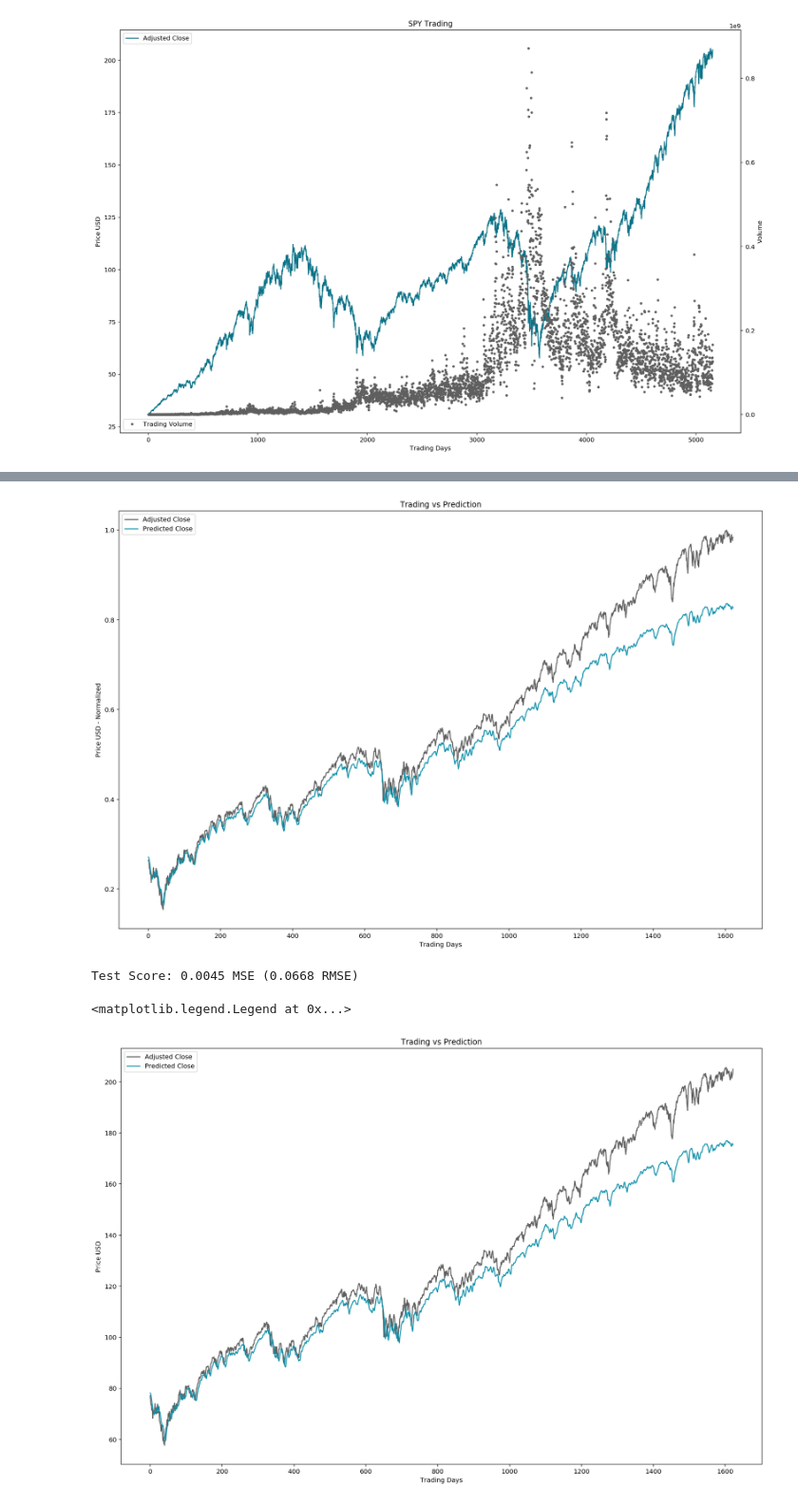
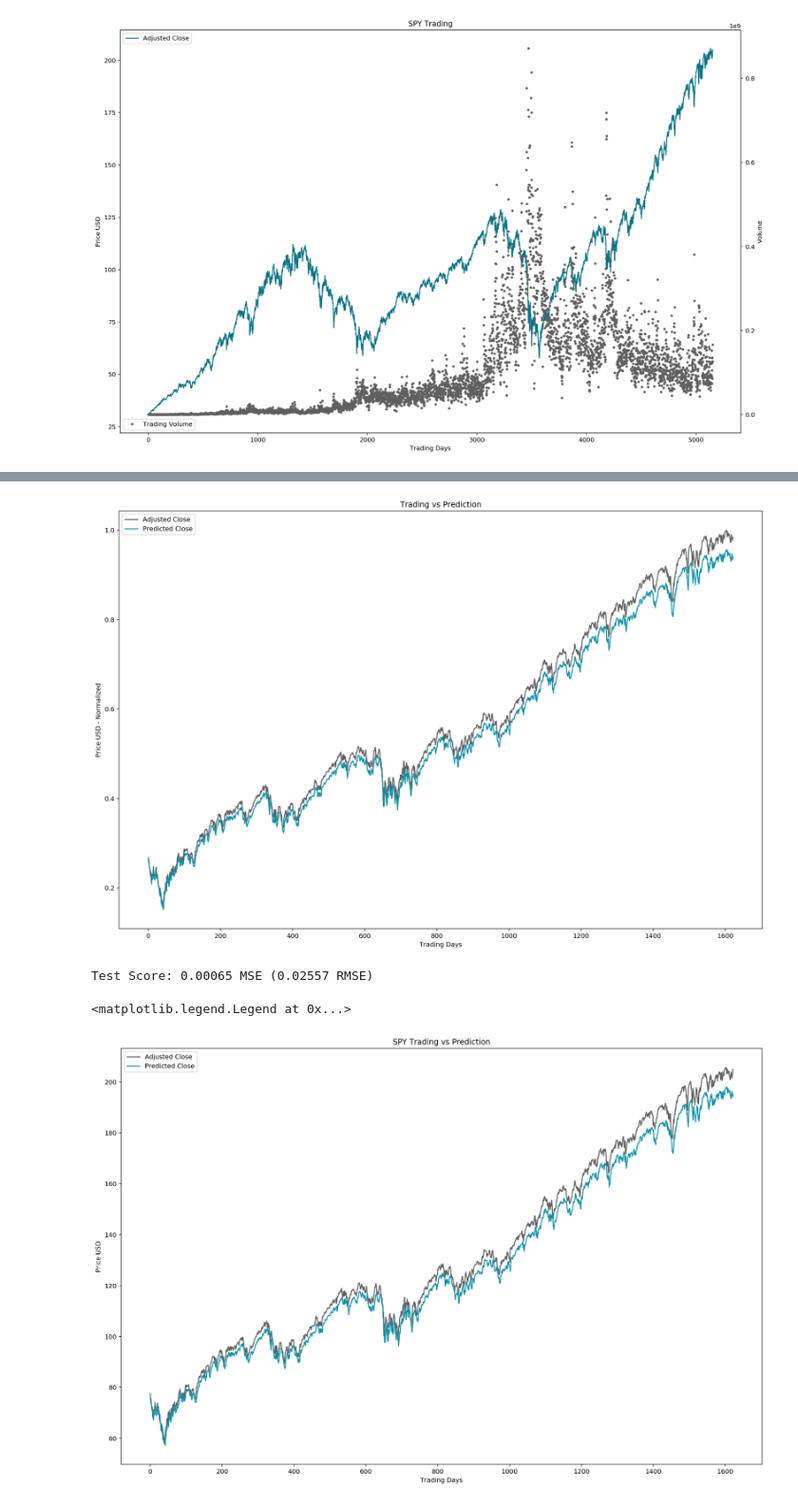
Before and after one commit to gilakos/machine-learning, a Jupyter notebook: projects/capstone/Study07-DeepLearning-LSTM-Stacked.ipynb, the cells around one changed output, grey strips where cells are left out. Shown at 95% size. Saved outputs shown, nothing was run; the diff lists cells and outputs as text; code cells hidden in the pictures.

```diff
--- a/projects/capstone/Study07-DeepLearning-LSTM-Stacked.ipynb
+++ b/projects/capstone/Study07-DeepLearning-LSTM-Stacked.ipynb
@@ -151,7 +152,7 @@ for index, row in stock_df.iterrows():
 #pprint(close_all)
 # %%
 # Reshape into t and t+1
-look_back = 3 #50
+look_back = 1 #50
 tt_split = (1.0-.315)
 #X_day_train_t, X_day_train_t1, X_day_test_t, X_day_test_t1 = create_dataset(X_day_all, look_back, tt_split, True)
 #X_vol_train_t, X_vol_train_t1 = create_dataset(X_vol_train, look_back, True)
@@ -184,7 +183,7 @@ array([ 0.00101802,  0.00119779,  0.00137755, ...,  0.27447625,
 # http://machinelearningmastery.com/time-series-prediction-lstm-recurrent-neural-networks-python-keras/
 
 # Define nodes per layer
-n_nodes = [8,16]
+n_nodes = [64,128]
 # Create and fit the LSTM network
 batch_size = 1
 epochs = 1 # 200
@@ -261,39 +260,39 @@ ax.legend(loc='upper left')
 
 plt.show()
 # %% [output]
-[figure, old version]
+[figure, new version]
 # %%
 # The mean squared error
 testScore = model.evaluate(X_close_test, y_close_test, batch_size=batch_size, verbose=0)
-print('Test Score: %.4f MSE (%.4f RMSE)' % (testScore, math.sqrt(testScore)))
+print('Test Score: %.5f MSE (%.5f RMSE)' % (testScore, math.sqrt(testScore)))
 # %% [output]
-Test Score: 0.0045 MSE (0.0668 RMSE)
+Test Score: 0.00065 MSE (0.02557 RMSE)
 # %%
 # Plot the predictions
 close_plot = close_all[-y_close_test.shape[0]:]
 
 pred_seq = np.array(testPredict)
 #pprint(pred_seq)
 preds_seq_plot, r = util.scale_range(pred_seq, input_range=[0.0,1.0], target_range=close_bounds)
 #pprint(preds_seq_plot)
 
 # Set up plot
 fig = plt.figure()
 ax = fig.add_subplot(111)
 
 # Add labels
 plt.ylabel('Price USD')
 plt.xlabel('Trading Days')
 # Plot actual and predicted close values
 
 plt.plot(close_plot,'#5F5F5F', label='Adjusted Close')
 plt.plot(preds_seq_plot, '#0C91AB', label='Predicted Close')
 
 # Set title
-ax.set_title('Trading vs Prediction')
+ax.set_title(base_ticker + ' Trading vs Prediction')
 ax.legend(loc='upper left')
 # %% [output]
 <matplotlib.legend.Legend at 0x...>
-[figure, old version]
+[figure, new version]
 # %% [markdown]
 # Log of Results:
```
Also changed, not shown: parts of 6 cells of this notebook, 8 other files.
